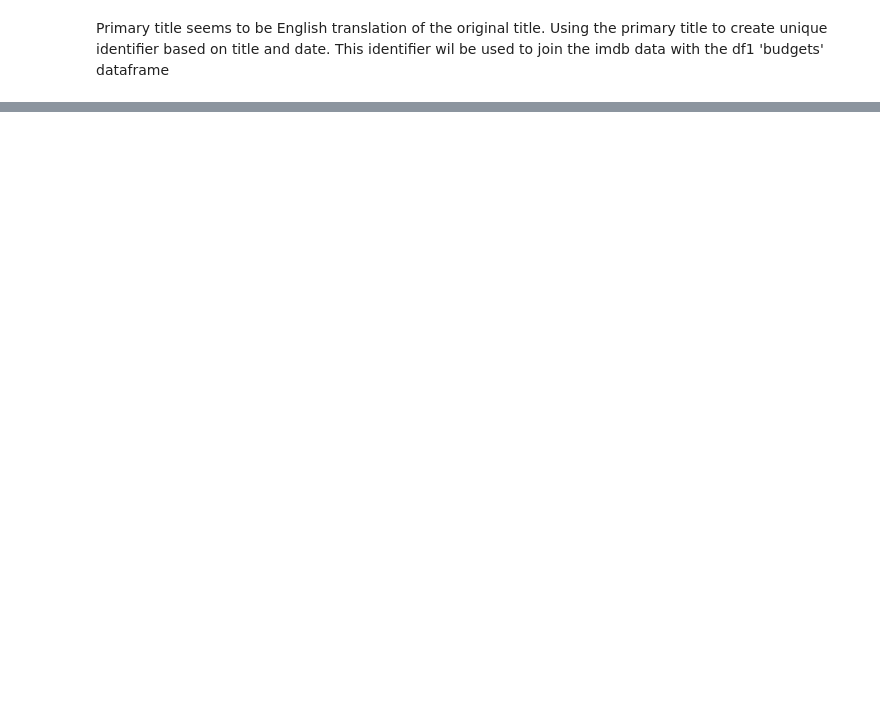
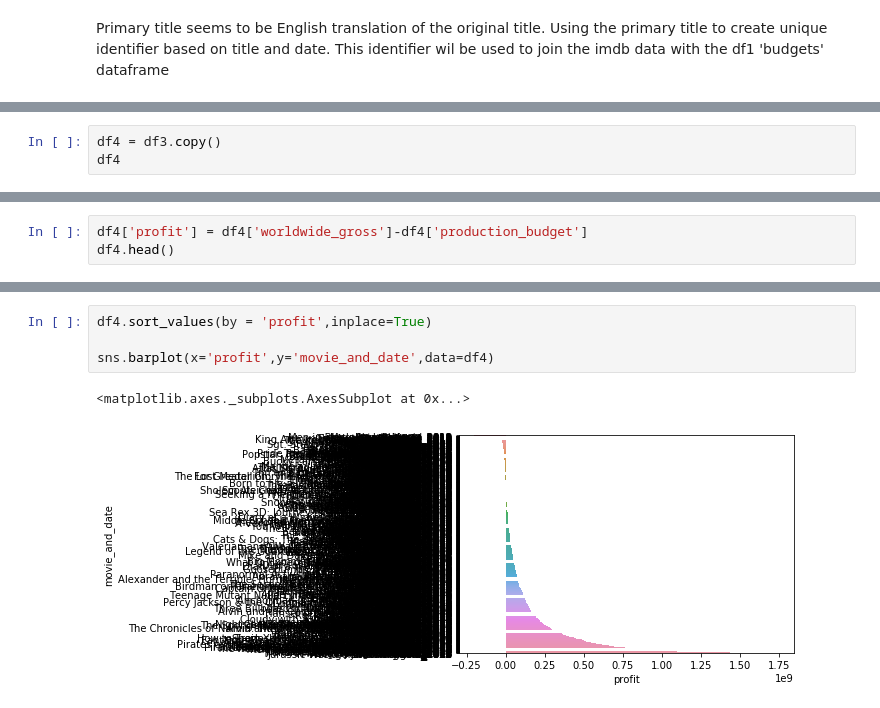
Before and after one commit to poariston/dsc-mod-1-project-v2-1-online-ds-pt-120919, a Jupyter notebook: student.ipynb, the cells around one changed output, grey strips where cells are left out. Drawn from its saved outputs; the diff is of its cells as text; blank space fills up the shorter version.

```diff
--- a/student.ipynb
+++ b/student.ipynb
@@ -285,0 +468,3 @@ This identifier wil be used to join the imdb data with the df1 'budgets' datafra
+# %%
+df4 = df3.copy()
+df4
@@ -285,0 +485,3 @@ This identifier wil be used to join the imdb data with the df1 'budgets' datafra
+# %%
+df4['profit'] = df4['worldwide_gross']-df4['production_budget']
+df4.head()
@@ -285,0 +495,7 @@ This identifier wil be used to join the imdb data with the df1 'budgets' datafra
+# %%
+df4.sort_values(by = 'profit',inplace=True)
+
+sns.barplot(x='profit',y='movie_and_date',data=df4)
+# %% [output]
+<matplotlib.axes._subplots.AxesSubplot at 0x...>
+[figure, added]
```
Also changed, not shown: parts of 70 cells of this notebook.
